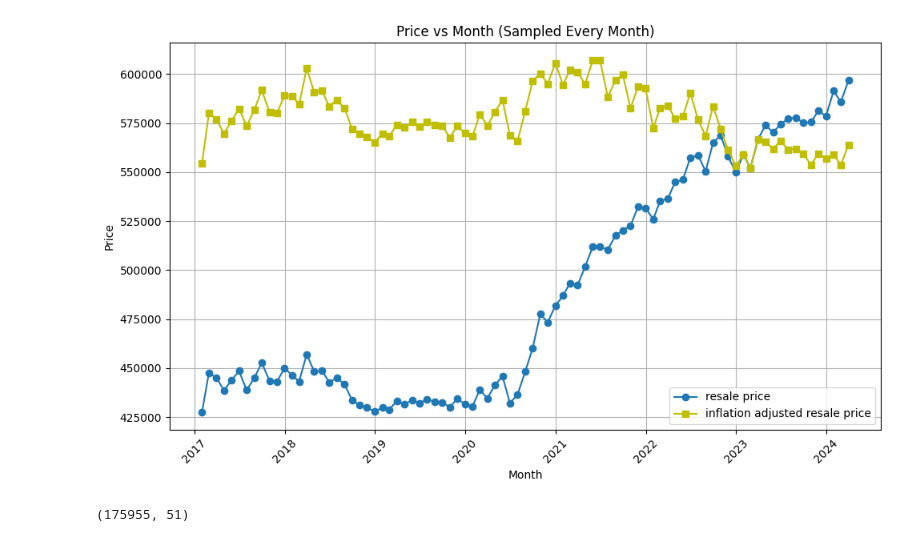
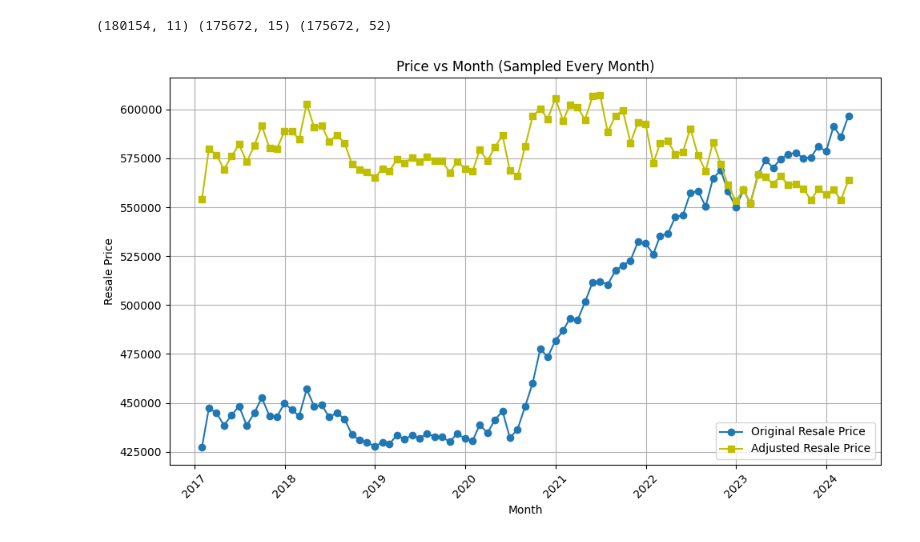
Before and after one commit to myothida/DeepLearning, a Jupyter notebook: chapter2/Project01.ipynb, the cells around one changed output. Saved outputs shown, nothing was run; the diff lists cells and outputs as text; code cells hidden in the pictures.

```diff
--- a/chapter2/Project01.ipynb
+++ b/chapter2/Project01.ipynb
@@ -104,27 +25,0 @@ df_RPI_combined['month'] = pd.to_datetime(df_RPI_combined['month'], format='%Y-%
-# %%
-import pandas as pd
-import matplotlib.pyplot as plt
-
-
-data = df[['month', 'resale_price']].copy()
-data['month'] = pd.to_datetime(data['month'], format='%Y-%m')
-
-merged_data = pd.merge(data, df_RPI_combined, on='month', how='left')
-# Sample the data points every six months
-merged_data['adjusted_price'] = rpi_data[0]*merged_data['resale_price']/merged_data['index']
-df_sampled = merged_data.resample('1ME', on='month').mean().reset_index()
-# Plot price against month
-plt.figure(figsize=(10, 6))
-plt.plot(df_sampled['month'], df_sampled['resale_price'], marker='o', linestyle='-', label='resale price')
-plt.plot(df_sampled['month'], df_sampled['adjusted_price'], marker='s', linestyle='-', color = 'y', label = 'inflation adjusted resale price')
-plt.title('Price vs Month (Sampled Every Month)')
-plt.xlabel('Month')
-plt.ylabel('Price')
-plt.grid(True)
-plt.xticks(rotation=45)
-plt.legend()
-plt.tight_layout()
-plt.savefig('./imgs/price_inflations.png', dpi = 700)
-plt.show()
-# %% [output]
-[figure, removed]
@@ -159,14 +26,15 @@ df_encoded['flat_type_encoded'] = list(flat_type_encoded)
-# %%
-# Initialize OneHotEncoder
-onehot_encoder = OneHotEncoder()
-town_encoded = onehot_encoder.fit_transform(df_clean[['town']])
-town_encoded_df = pd.DataFrame(town_encoded.toarray(), columns=onehot_encoder.get_feature_names_out(['town']))
-
-flat_model_encoded = onehot_encoder.fit_transform(df_clean[['flat_model']])
-flat_model_encoded_df = pd.DataFrame(flat_model_encoded.toarray(), columns=onehot_encoder.get_feature_names_out(['flat_model']))
-
-# Concatenate DataFrames
-df_encoded = pd.concat([df_clean, town_encoded_df, flat_model_encoded_df], axis=1)
-df_encoded.drop(columns=['town', 'flat_model', 'flat_type'], inplace=True)
-# %% [output]
-(175955, 51)
+# %%
+import pandas as pd
+import data_config as cfg
+
+df_raw = pd.read_csv('../data/SGHDB2017-2024.csv')
+cfg.save_dataset_info(df_raw, fname='dataset_info.csv')
+
+df = cfg.adjust_resale_price(df_raw, cut_off_date='2024-04-01')
+cfg.visualize_adjusted_price(df[['month', 'resale_price', 'adjusted_price']].copy(), fname='adjusted_price.png')
+
+df_clean = cfg.preprocess_data(df)
+print(df_raw.shape, df.shape, df_clean.shape)
+# %% [output]
+(180154, 11) (175672, 15) (175672, 52)
+[figure, added]
```
Also changed, not shown: parts of 6 cells of this notebook, 3 other files.
